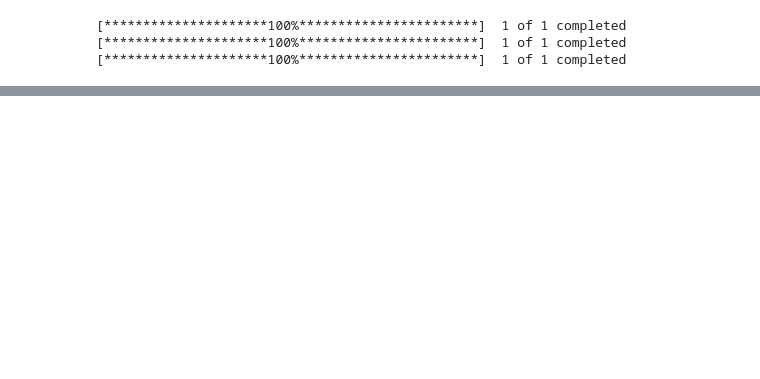
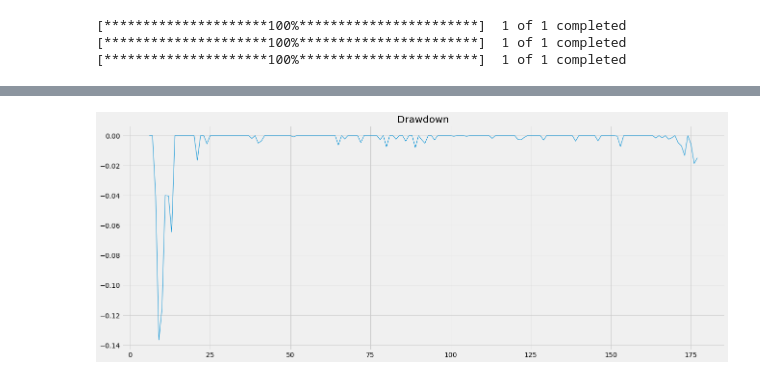
Before and after one commit to colantuono/active-asset-allocation, a Jupyter notebook: adm-test.ipynb, the cells around one changed output, grey strips where cells are left out. Saved outputs shown, nothing was run; the diff lists cells and outputs as text; code cells hidden in the pictures; blank space fills up the shorter version.

Commit message:
stats/drawdown

```diff
--- a/adm-test.ipynb
+++ b/adm-test.ipynb
@@ -84,9 +84,37 @@ def acceleratingDualMomentum(interval='1MO', stocks=["spy","scz","tip"], momentu
     returns = pd.DataFrame(data=ret_data)
     return returns
 
-def sharpeRatio(mean, interest, stdev):
-    return (mean - interest) / stdev
+def riskFreeRate():
+    interest_rate_source = 'https://fred.stlouisfed.org/data/TB3MS.txt'
+    interest_rate = float(pd.read_csv(interest_rate_source, sep=' ', skiprows=11).iloc[-1:]['Unnamed: 3'] / 100 / 3)
+    return interest_rate
 
-def CAGR(last_value, first_value, years):
-    return ((last_value/first_value)**(1/years)-1)
+### functions inspired by https://github.com/enexqnt/RBAA/blob/main/RBAA.ipynb
+def drawdown(x):
+    return (x-x.expanding().max())/x
+
+def sortino(hist,per='monthly'):
+    if per == 'monthly':
+        m = 12
+    elif per == 'weekly':
+        m = 52
+    hist=hist.iloc[:,0]
+    expected_return = (hist.iloc[-1]/hist.iloc[0])**(m/len(hist))-1
+    hist=hist.pct_change().dropna()
+    downside_returns = hist.loc[hist < 0]
+    down_stdev = downside_returns.std()*(m**0.5)
+    sortino_ratio = (expected_return-riskFreeRate())/down_stdev
+    return sortino_ratio
+
+def stats(hist,per='monthly'):
+    if per == 'monthly':
+        m = 12
+    elif per == 'weekly':
+        m = 52
+    so=sortino(hist)
+    std=hist.pct_change().std()[0]*(m**0.5)
+    cagr=(((hist.iloc[-1]/hist.iloc[0])**(m/len(hist))-1)).values[0]
+    sh=(cagr-riskFreeRate())/std
+    dd=((hist-hist.expanding().max())/hist.expanding().max()).min()[0]
+    return [cagr*100,std,sh,dd,so]
 # %%
@@ -120,2 +140,9 @@ monthly.tail(15)
+# %%
+plt.figure(figsize=(20,8))
+plt.plot(drawdown(df[['Cumulative Returns']]), linewidth=1)
+plt.title("Drawdown")
+plt.show;
+# %% [output]
+[figure, added]
 # %%
 plt.figure(figsize=(20,8))
```
Also changed, not shown: parts of 11 cells of this notebook.
